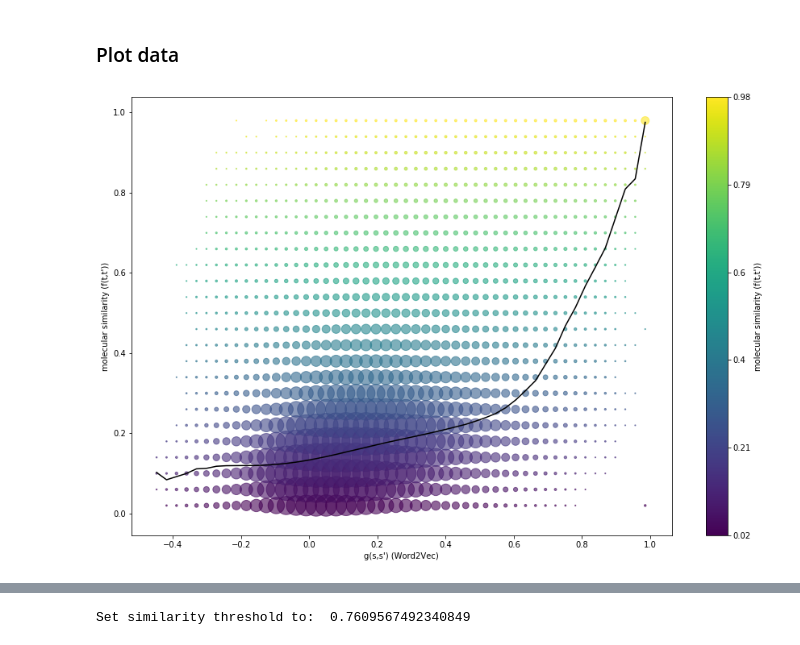
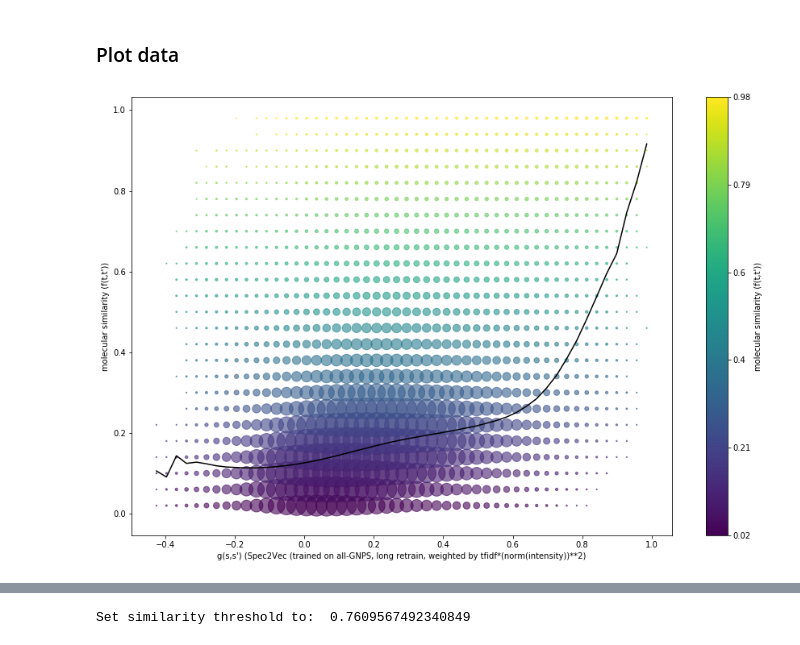
Before and after one commit to florian-huber/SeSiMe, a Jupyter notebook: notebooks/SeSiMe_MS_gnps_ALL.ipynb, the cells around one changed output, grey strips where cells are left out. Saved outputs shown, nothing was run; the diff lists cells and outputs as text; code cells hidden in the pictures.

```diff
--- a/notebooks/SeSiMe_MS_gnps_ALL.ipynb
+++ b/notebooks/SeSiMe_MS_gnps_ALL.ipynb
@@ -516,16 +512,16 @@ The word2vec model will hence be updated by additional training.
 # %%
 # Calculate matrix of all-vs-all centroid similarity scores:
-M_sim_ctr = 1 - spatial.distance.cdist(MS_measure.vectors_centroid, MS_measure.vectors_centroid, 'cosine')
+M_sim_ctr_6 = 1 - spatial.distance.cdist(MS_measure.vectors_centroid, MS_measure.vectors_centroid, 'cosine')
 # %% [markdown]
 ### Plot data
 # %%
 bins_x = 50
 bins_y = 25
+A = np.delete(M_sim_ctr_6.reshape(9550**2), remove_diagonal)
+#B = np.delete(M_sim_morgan3.reshape(9550**2), remove_diagonal)
 
-H, edges = np.histogramdd([M_sim_ctr.reshape(9550**2),
-                           tanimoto_similarities.reshape(9550**2)],
-                          bins = (bins_x, bins_y))
+H, edges = np.histogramdd([A, B], bins = (bins_x, bins_y))
-# %%
-binned_scatter_plot(bins_x, bins_y, H, edges)
-# %% [output]
-[figure, removed]
+# %%
+binned_scatter_plot(bins_x, bins_y, H, edges, "Spec2Vec (trained on all-GNPS, long retrain, weighted by tfidf*(norm(intensity))**2")
+# %% [output]
+[figure, added]
```
Also changed, not shown: parts of 33 cells of this notebook.
